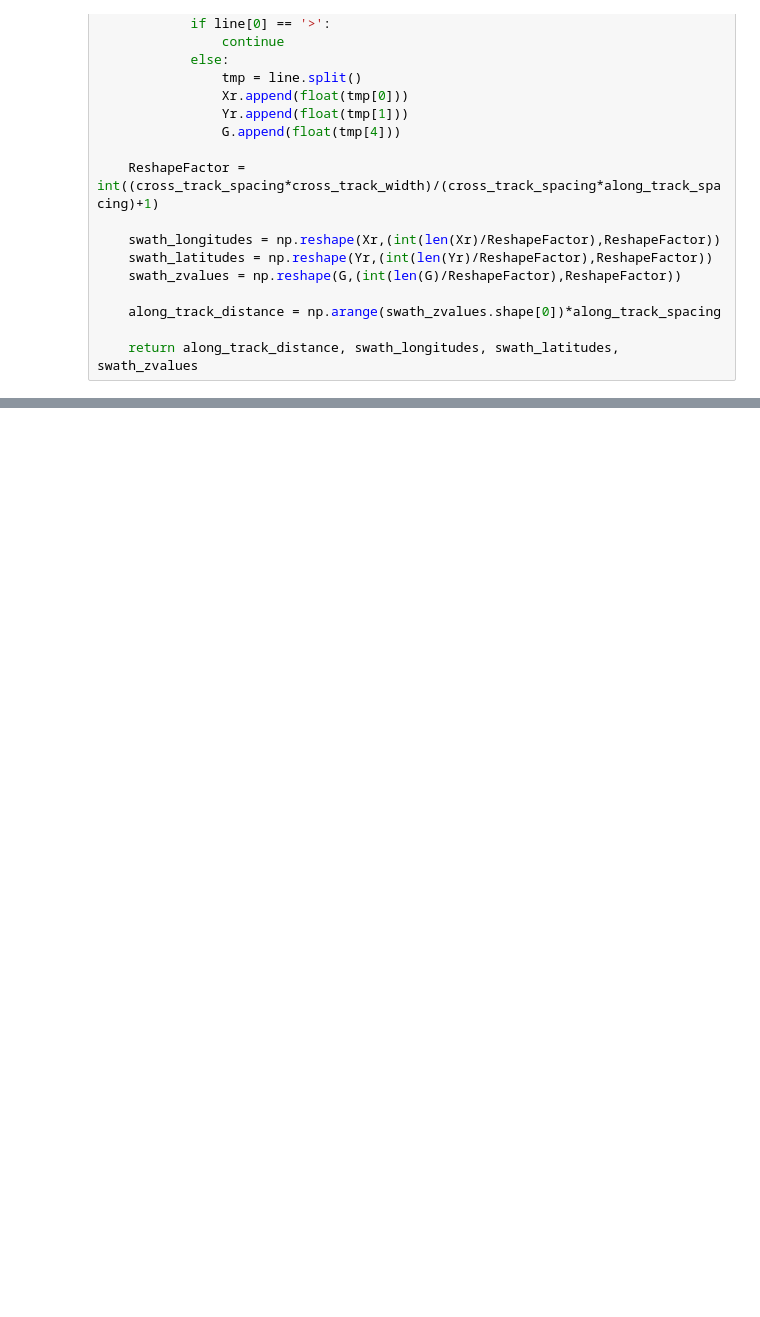
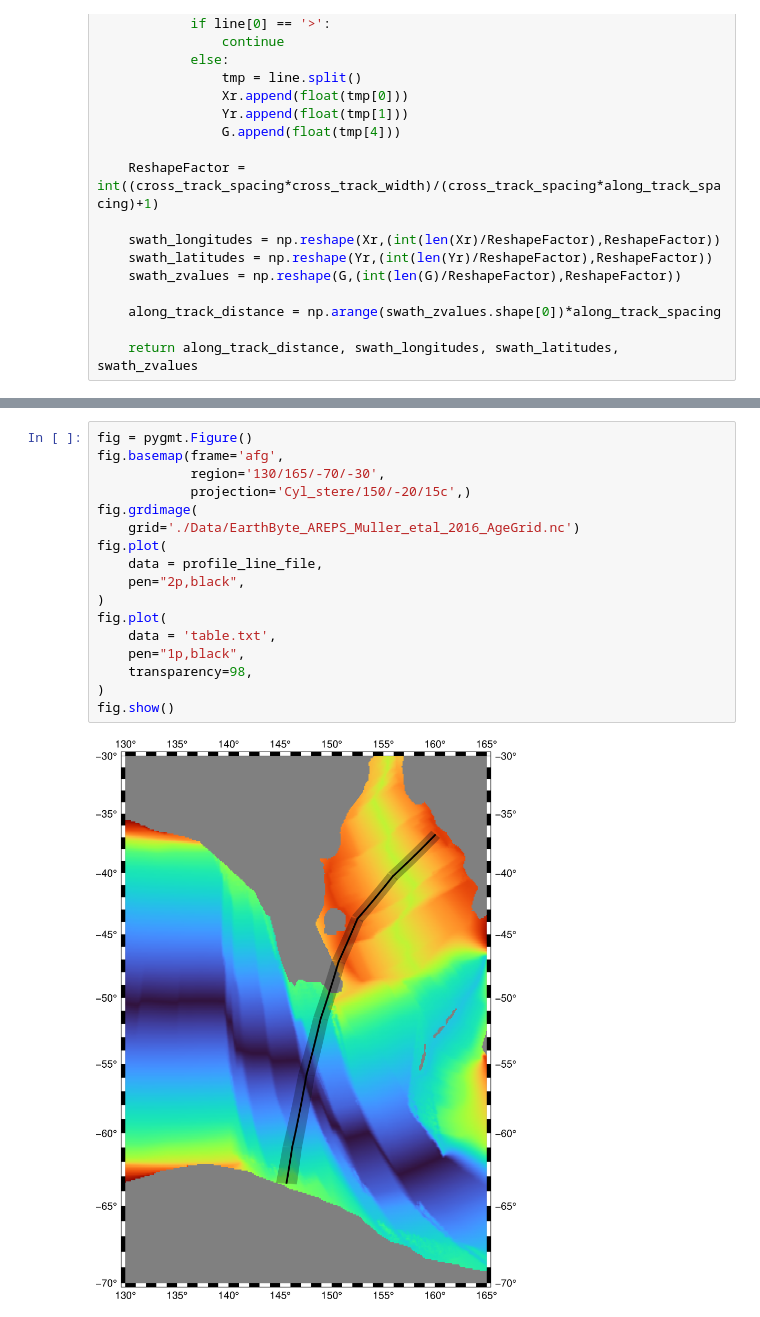
Before and after one commit to siwill22/balleny, a Jupyter notebook: grdtrack_example2.ipynb, the cells around one changed output, grey strips where cells are left out. Cells and saved outputs as stored; diff of their text form; blank space fills up the shorter version.

```diff
--- a/grdtrack_example2.ipynb
+++ b/grdtrack_example2.ipynb
@@ -90,0 +101,19 @@ fig.show(width=800)
+# %%
+fig = pygmt.Figure()
+fig.basemap(frame='afg',
+            region='130/165/-70/-30',
+            projection='Cyl_stere/150/-20/15c',)
+fig.grdimage(
+    grid='./Data/EarthByte_AREPS_Muller_etal_2016_AgeGrid.nc')
+fig.plot(
+    data = profile_line_file,
+    pen="2p,black",
+)
+fig.plot(
+    data = 'table.txt',
+    pen="1p,black",
+    transparency=98,
+)
+fig.show()
+# %% [output]
+[figure, added]
```
Also changed, not shown: parts of 4 cells of this notebook.
